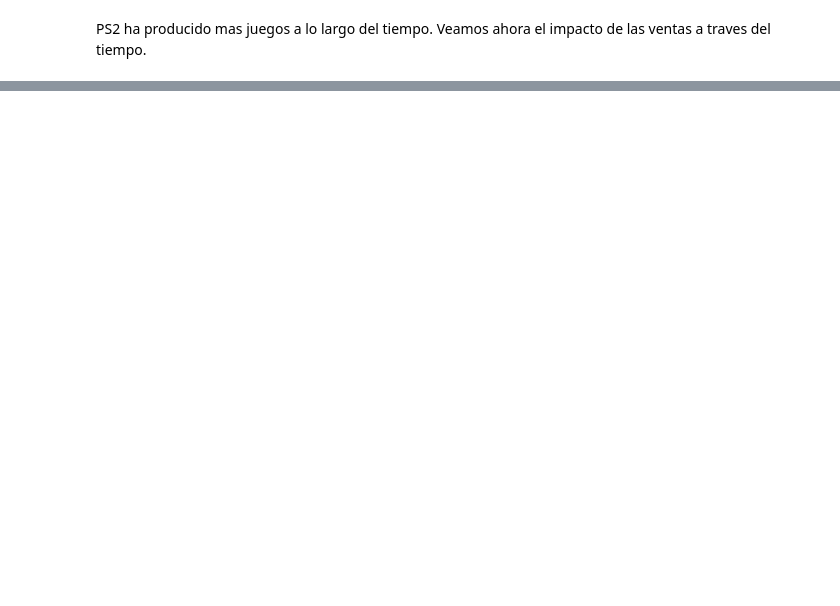
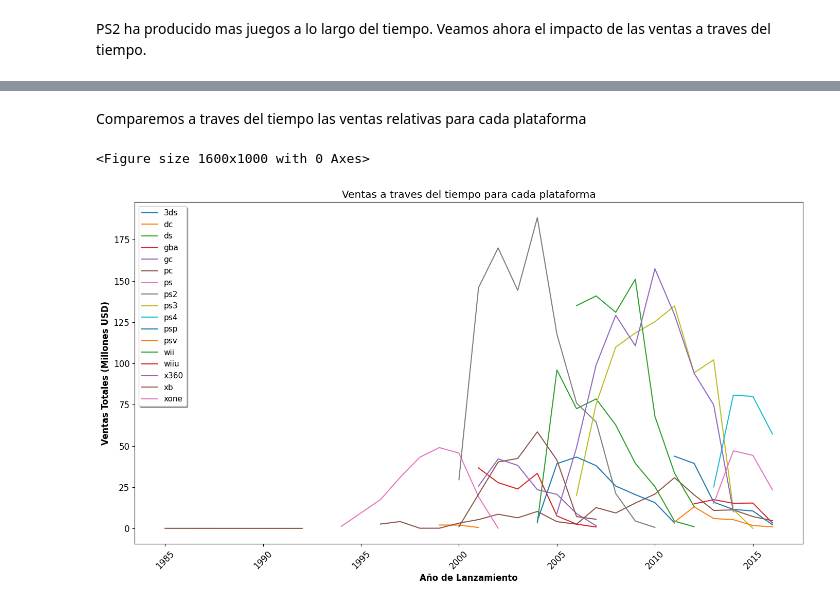
Before and after one commit to ma280113/TripleTen, a Jupyter notebook: strint_6_proyect/notebook.ipynb, the cells around one changed output, grey strips where cells are left out. Drawn from its saved outputs; the diff is of its cells as text; code cells hidden in the pictures; blank space fills up the shorter version.

```diff
--- a/strint_6_proyect/notebook.ipynb
+++ b/strint_6_proyect/notebook.ipynb
@@ -632,0 +469,39 @@ Todo lo que necesitas para completar este proyecto se encuentra en las hojas inf
+# %%
+total_platforms = df['platform'].unique()
+
+#-------------Funcion comparativa de plataformas --------------
+def comparar_plataformas_años(inicio = 1985, fin = 2016, plataformas = total_platforms, titulo = 'Title', df = df):
+
+
+    data_years = df[(df['year_of_release'] >= inicio) & (df['year_of_release'] <= fin) & (df['platform'].isin(plataformas))]
+    compare_years = data_years.groupby(['platform', 'year_of_release'])['total_sales'].sum().reset_index()
+    pivot_compare = compare_years.pivot(index = 'year_of_release', columns='platform', values= 'total_sales')
+
+
+    # 1. Tamaño grande por defecto
+    plt.rcParams['figure.figsize'] = [14, 8]
+    plt.rcParams['font.size'] = 12
+
+
+
+    #------------Grafica--------------------
+
+    plt.figure(figsize=(16, 10))
+
+    pivot_compare.plot(kind='line')
+
+    plt.title(titulo)
+    plt.xlabel('Año de Lanzamiento', fontsize=12, fontweight='bold')
+    plt.ylabel('Ventas Totales (Millones USD)', fontsize=12, fontweight='bold')
+
+    plt.xticks(rotation = 45)
+    plt.legend(loc='upper left', frameon=True, shadow=True, fontsize=11)
+    plt.tight_layout()
+    plt.show()
+# %% [markdown]
+Comparemos a traves del tiempo las ventas relativas para cada plataforma
+# %%
+comparar_plataformas_años(titulo='Ventas a traves del tiempo para cada plataforma')
+# %% [output]
+<Figure size 1600x1000 with 0 Axes>
+[figure, added]
```
Also changed, not shown: parts of 47 cells of this notebook, 4 other files.
